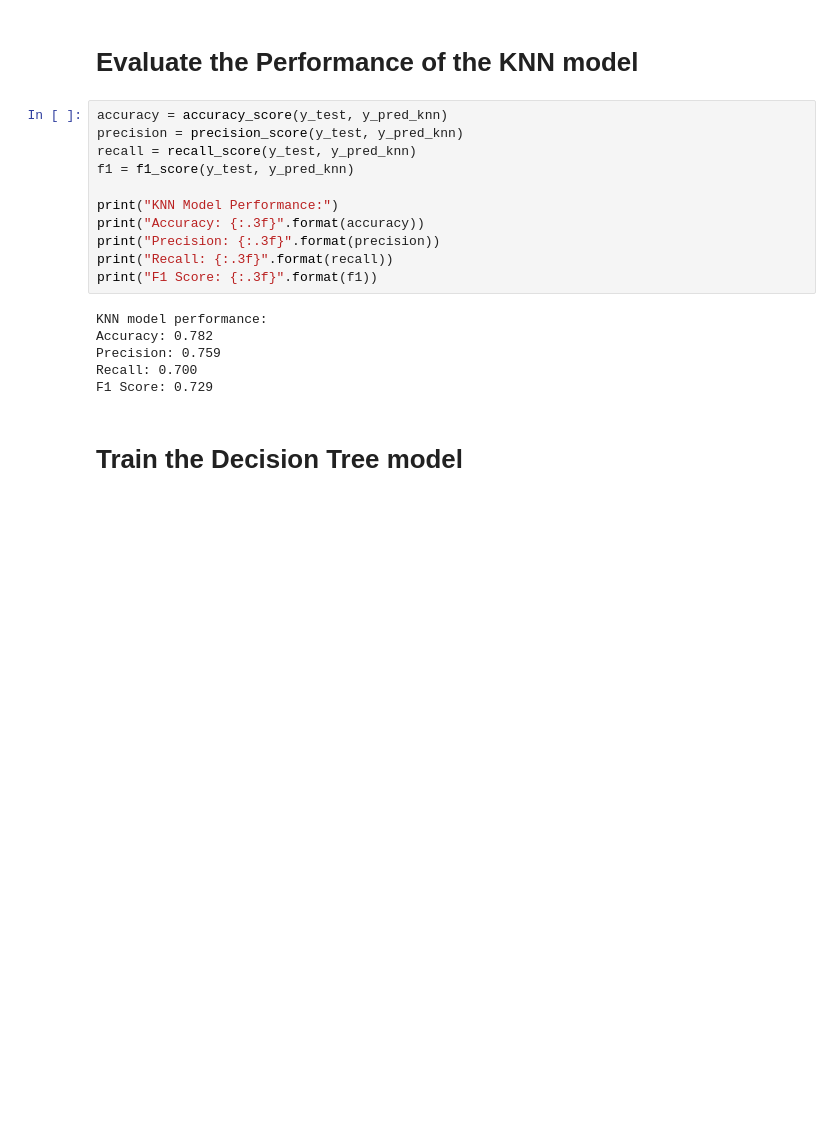
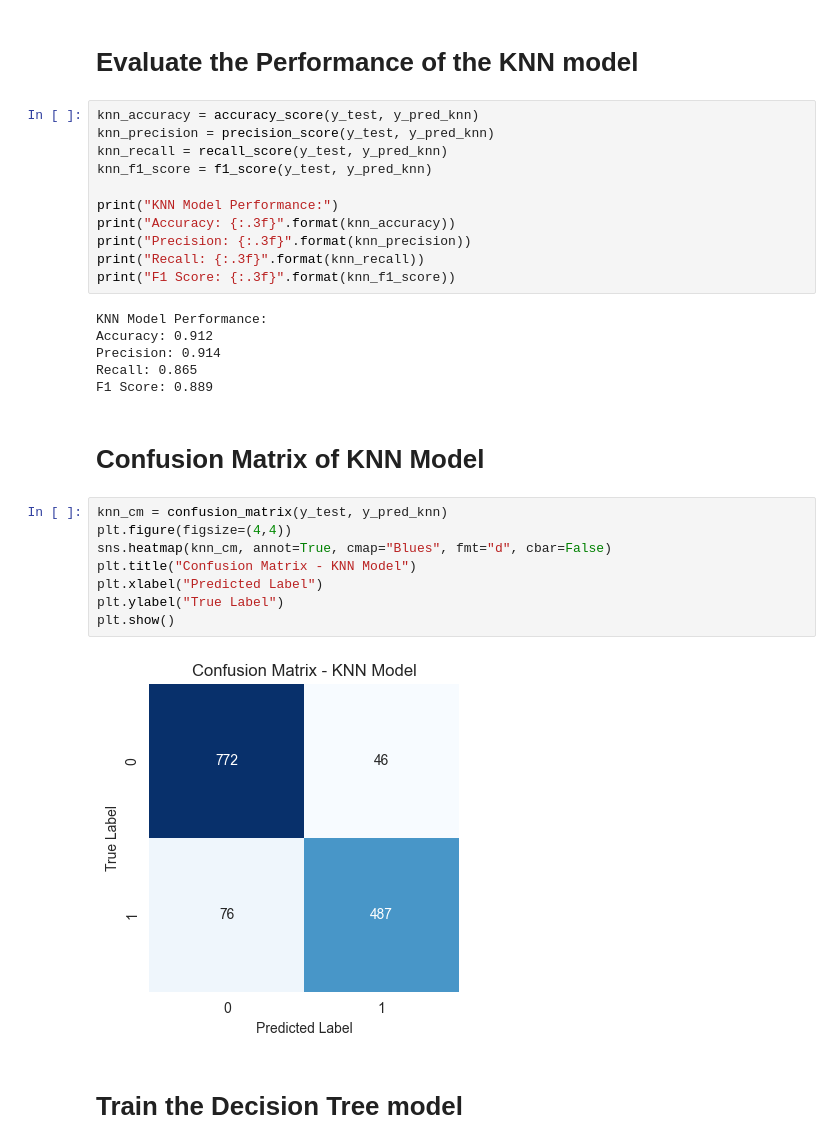
Before and after one commit to Tharanidissanayake/Machine-Learning, a Jupyter notebook: Machine_Learning.ipynb, the cells around one changed output. Saved outputs shown, nothing was run; the diff lists cells and outputs as text; blank space fills up the shorter version.

Commit message:
Confusion Matrix of KNN and Decision Tree Models

```diff
--- a/Machine_Learning.ipynb
+++ b/Machine_Learning.ipynb
@@ -70,22 +86,34 @@ y_pred_knn = knn.predict(X_test)
 # %% [markdown]
 # Evaluate the Performance of the KNN model
 # %%
-accuracy = accuracy_score(y_test, y_pred_knn)
-precision = precision_score(y_test, y_pred_knn)
-recall = recall_score(y_test, y_pred_knn)
-f1 = f1_score(y_test, y_pred_knn)
+knn_accuracy = accuracy_score(y_test, y_pred_knn)
+knn_precision = precision_score(y_test, y_pred_knn)
+knn_recall = recall_score(y_test, y_pred_knn)
+knn_f1_score = f1_score(y_test, y_pred_knn)
 
 print("KNN Model Performance:")
-print("Accuracy: {:.3f}".format(accuracy))
-print("Precision: {:.3f}".format(precision))
-print("Recall: {:.3f}".format(recall))
-print("F1 Score: {:.3f}".format(f1))
+print("Accuracy: {:.3f}".format(knn_accuracy))
+print("Precision: {:.3f}".format(knn_precision))
+print("Recall: {:.3f}".format(knn_recall))
+print("F1 Score: {:.3f}".format(knn_f1_score))
 # %% [output]
-KNN model performance:
-Accuracy: 0.782
-Precision: 0.759
-Recall: 0.700
-F1 Score: 0.729
+KNN Model Performance:
+Accuracy: 0.912
+Precision: 0.914
+Recall: 0.865
+F1 Score: 0.889
+# %% [markdown]
+# Confusion Matrix of KNN Model
+# %%
+knn_cm = confusion_matrix(y_test, y_pred_knn)
+plt.figure(figsize=(4,4))
+sns.heatmap(knn_cm, annot=True, cmap="Blues", fmt="d", cbar=False)
+plt.title("Confusion Matrix - KNN Model")
+plt.xlabel("Predicted Label")
+plt.ylabel("True Label")
+plt.show()
+# %% [output]
+[figure, added]
 # %% [markdown]
 # Train the Decision Tree model
 # %%
```
Also changed, not shown: parts of 11 cells of this notebook.
